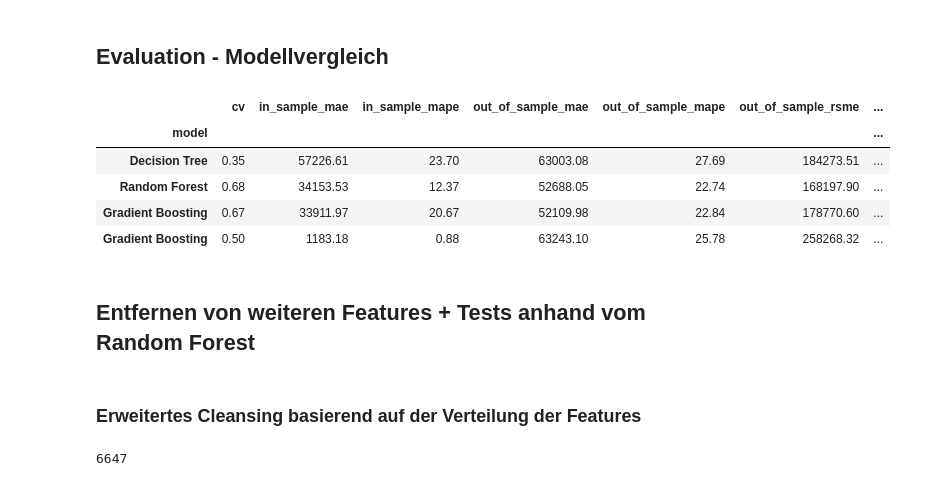
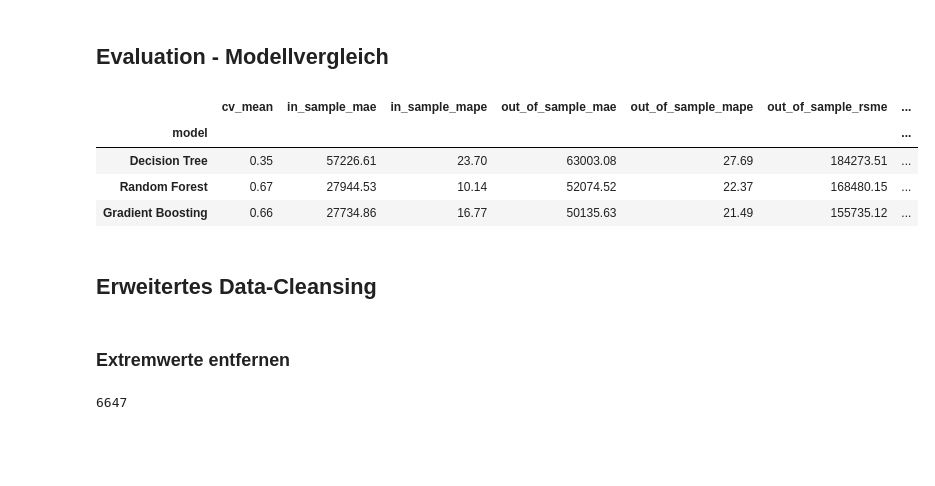
Before and after one commit to mixd304/dbuas-modul_13-applied-ds-2-ml-and-reporting-studienarbeit-darius-mix, a Jupyter notebook: notebooks/main.ipynb, the cells around one changed output. Saved outputs shown, nothing was run; the diff lists cells and outputs as text; code cells hidden in the pictures; blank space fills up the shorter version.

Commit message:
update evaluation

```diff
--- a/notebooks/main.ipynb
+++ b/notebooks/main.ipynb
@@ -185,9 +188,10 @@ prep_transformed
 models = [
     ('Decision Tree', DecisionTreeRegressor(random_state=42)),
     ('Random Forest', RandomForestRegressor(random_state=42)),
-    ('Gradient Boosting', GradientBoostingRegressor(random_state=42)),
-    ('K-nearest Neighbors', KNeighborsRegressor())
+    ('Gradient Boosting', GradientBoostingRegressor(random_state=42))
 ]
+
+df_metrics_default_parameter = pd.DataFrame()
 
 for name, model in models:
     pipe = Pipeline(steps=[
@@ -199,3 +203,4 @@ for name, model in models:
 
     metrics = evaluate_model(name, prep, pipe, train_data, test_data, X, y)
     print_evaluation(metrics)
+    df_metrics_default_parameter = pd.concat([df_metrics_default_parameter, metrics])
@@ -252,12 +333,12 @@ model_name = 'Decision Tree'
 
 pipe_dt = Pipeline(steps=[
         ('preprocessor', prep),
-        (model_name, DecisionTreeRegressor(**params_dt))
+        (model_name, DecisionTreeRegressor(**best_params[model_name]))
     ])
 
 pipe_dt.fit(train_data[X], train_data[y].values.ravel())
 
 metrics_dt = evaluate_model(model_name, prep, pipe_dt, train_data, test_data, X, y)
 print_evaluation( metrics_dt)
-#plot_evaluation(model_name, prep, pipe_dt, train_data, test_data, X, y)
+plot_evaluation(model_name, prep, pipe_dt, train_data, test_data, X, y)
 # %% [output]
@@ -277,12 +359,12 @@ model_name = 'Random Forest'
 
 pipe_rf = Pipeline(steps=[
         ('preprocessor', prep),
-        (model_name, RandomForestRegressor(**params_rf))
+        (model_name, RandomForestRegressor(**best_params[model_name]))
     ])
 
 pipe_rf.fit(train_data[X], train_data[y].values.ravel())
 
 metrics_rf = evaluate_model(model_name, prep, pipe_rf, train_data, test_data, X, y)
 print_evaluation(metrics_rf)
-#plot_evaluation(model_name, prep, pipe_rf, train_data, test_data, X, y)
+plot_evaluation(model_name, prep, pipe_rf, train_data, test_data, X, y)
 # %% [output]
@@ -302,12 +385,12 @@ model_name = 'Gradient Boosting'
 
 pipe_gb = Pipeline(steps=[
         ('preprocessor', prep),
-        (model_name, GradientBoostingRegressor(**params_gb))
+        (model_name, GradientBoostingRegressor(**best_params[model_name]))
     ])
 
 pipe_gb.fit(train_data[X], train_data[y].values.ravel())
 
 metrics_gb = evaluate_model(model_name, prep, pipe_gb, train_data, test_data, X, y)
 print_evaluation(metrics_gb)
-#plot_evaluation(model_name, prep, pipe_gb, train_data, test_data, X, y)
+plot_evaluation(model_name, prep, pipe_gb, train_data, test_data, X, y)
 # %% [output]
@@ -348,21 +407,18 @@ Gradient Boosting -  Out-of-sample -   r2: 0.68
 # %% [markdown]
 ## Evaluation - Modellvergleich
 # %%
-df_metrics = pd.concat([metrics_dt, metrics_rf, metrics_gb, metrics_knn])
-df_metrics = df_metrics.set_index('model')
-df_metrics = df_metrics.round(2)
-df_metrics
+df_metrics_optimized_parameter = pd.concat([metrics_dt, metrics_rf, metrics_gb])
+df_metrics_optimized_parameter.round(2)
 # %% [output]
-|  | cv | in_sample_mae | in_sample_mape | out_of_sample_mae | out_of_sample_mape | out_of_sample_rsme | ... |
+|  | cv_mean | in_sample_mae | in_sample_mape | out_of_sample_mae | out_of_sample_mape | out_of_sample_rsme | ... |
 | model |  |  |  |  |  |  | ... |
 | Decision Tree | 0.35 | 57226.61 | 23.70 | 63003.08 | 27.69 | 184273.51 | ... |
-| Random Forest | 0.68 | 34153.53 | 12.37 | 52688.05 | 22.74 | 168197.90 | ... |
-| Gradient Boosting | 0.67 | 33911.97 | 20.67 | 52109.98 | 22.84 | 178770.60 | ... |
-| Gradient Boosting | 0.50 | 1183.18 | 0.88 | 63243.10 | 25.78 | 258268.32 | ... |
+| Random Forest | 0.67 | 27944.53 | 10.14 | 52074.52 | 22.37 | 168480.15 | ... |
+| Gradient Boosting | 0.66 | 27734.86 | 16.77 | 50135.63 | 21.49 | 155735.12 | ... |
-# %% [markdown]
-## Entfernen von weiteren Features + Tests anhand vom Random Forest
 # %% [markdown]
-### Erweitertes Cleansing basierend auf der Verteilung der Features
+## Erweitertes Data-Cleansing
+# %% [markdown]
+### Extremwerte entfernen
 # %%
 df = df[df['Stories'] <= 8]
 df = df[df['FinishedSqft'] <= 15000]
```
Also changed, not shown: parts of 23 cells of this notebook, 1 other file.
